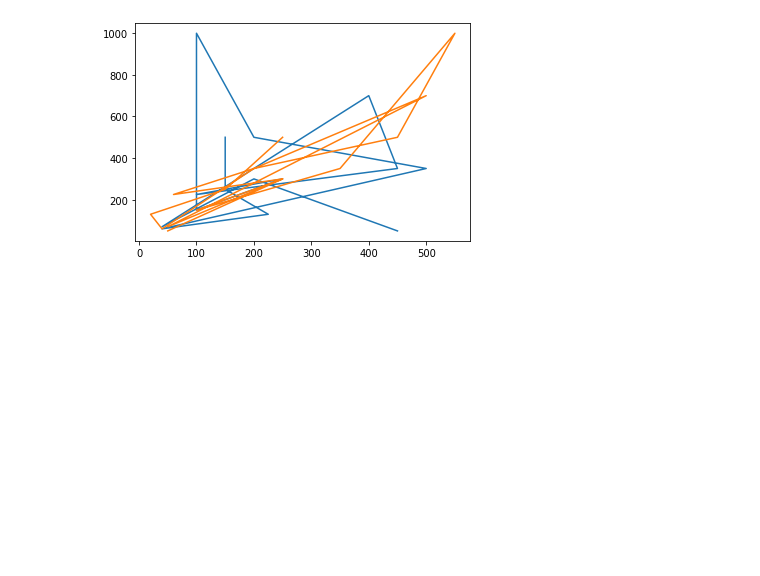
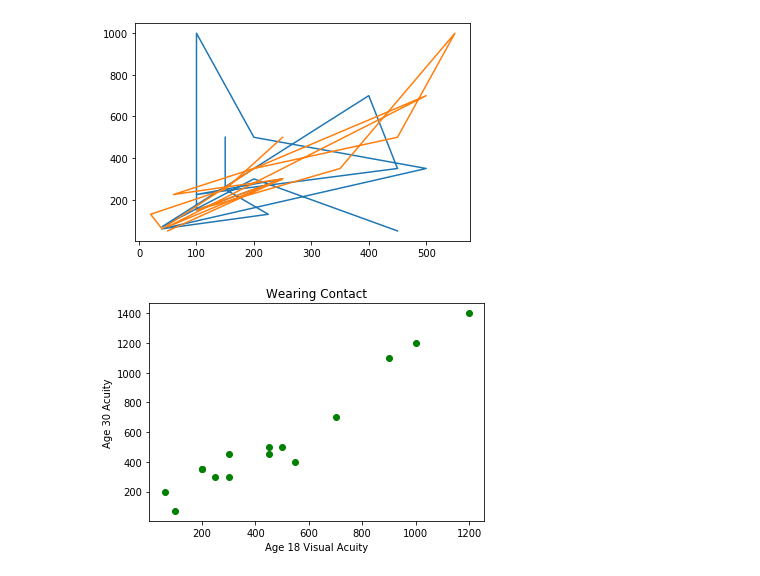
Before and after one commit to garychumd/Contact-Lens, a Jupyter notebook: Contact Lens.ipynb, the cells around one changed output. Cells and saved outputs as stored; diff of their text form; code cells hidden in the pictures; blank space fills up the shorter version.

```diff
--- a/Contact Lens.ipynb
+++ b/Contact Lens.ipynb
@@ -239,3 +243,15 @@ Variance score: 0.68
 [<matplotlib.lines.Line2D at 0x...>,
  <matplotlib.lines.Line2D at 0x...>]
 [figure]
+# %%
+# create a data array only with data with TypeAge30 = 2?
+
+Contact = df.loc[df['TypeAt30'] == 2]
+
+plt.scatter(Contact.Age18Acuity, Contact.Age30Acuity,  color='green')
+plt.xlabel("Age 18 Visual Acuity")
+plt.ylabel("Age 30 Acuity")
+plt.title("Wearing Contact")
+plt.show()
+# %% [output]
+[figure, added]
```
Also changed, not shown: parts of 7 cells of this notebook.
